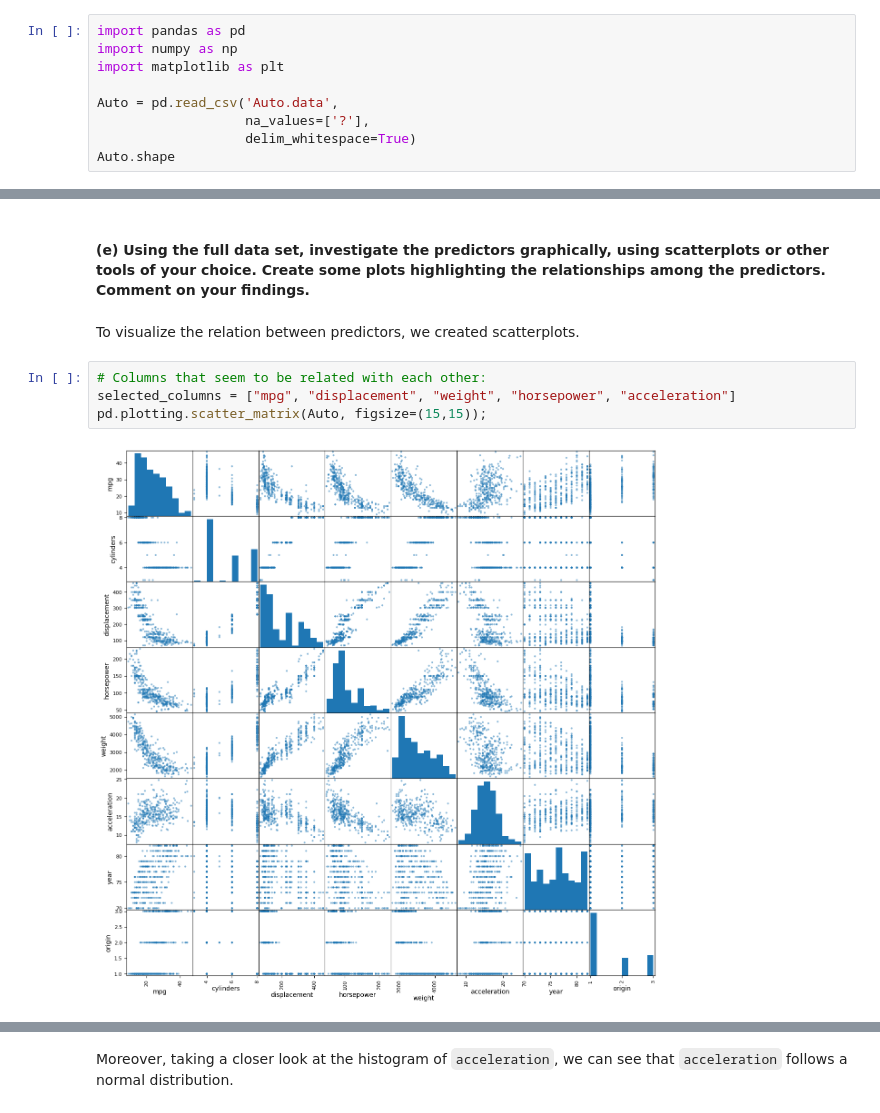
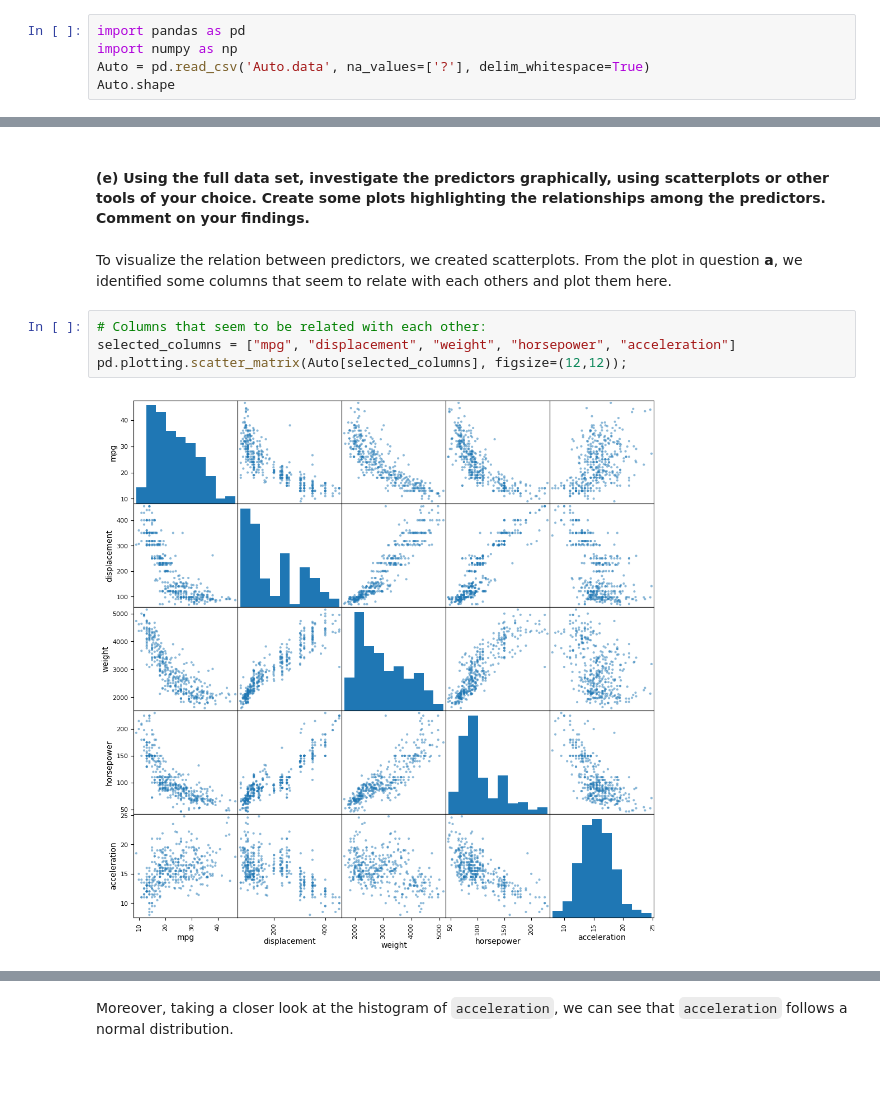
Before and after one commit to haily835/Comp-8590-Statistical-Learning, a Jupyter notebook: Assignment 1/Question 3 Applied.ipynb, the cells around one changed output, grey strips where cells are left out. Drawn from its saved outputs; the diff is of its cells as text; blank space fills up the shorter version.

```diff
--- a/Assignment 1/Question 3 Applied.ipynb
+++ b/Assignment 1/Question 3 Applied.ipynb
@@ -7,11 +7,7 @@ First we imported the data set by reading `Auto.csv` using pandas
 # %%
 import pandas as pd
 import numpy as np
-import matplotlib as plt
-
-Auto = pd.read_csv('Auto.data',
-                   na_values=['?'],
-                   delim_whitespace=True)
+Auto = pd.read_csv('Auto.data', na_values=['?'], delim_whitespace=True)
 Auto.shape
 # %% [output]
 (397, 9)
@@ -132,10 +130,10 @@ Auto_filtered.describe().loc[descriptions, :]
 # %% [markdown]
 #### (e) Using the full data set, investigate the predictors graphically, using scatterplots or other tools of your choice. Create some plots highlighting the relationships among the predictors. Comment on your findings.
 # %% [markdown]
-To visualize the relation between predictors, we created scatterplots.
+To visualize the relation between predictors, we created scatterplots. From the plot in question **a**, we identified some columns that seem to relate with each others and plot them here.
 # %%
 # Columns that seem to be related with each other:
 selected_columns = ["mpg", "displacement", "weight", "horsepower", "acceleration"]
-pd.plotting.scatter_matrix(Auto, figsize=(15,15));
+pd.plotting.scatter_matrix(Auto[selected_columns], figsize=(12,12));
 # %% [output]
-[figure, old version]
+[figure, new version]
```
Also changed, not shown: parts of 14 cells of this notebook.
